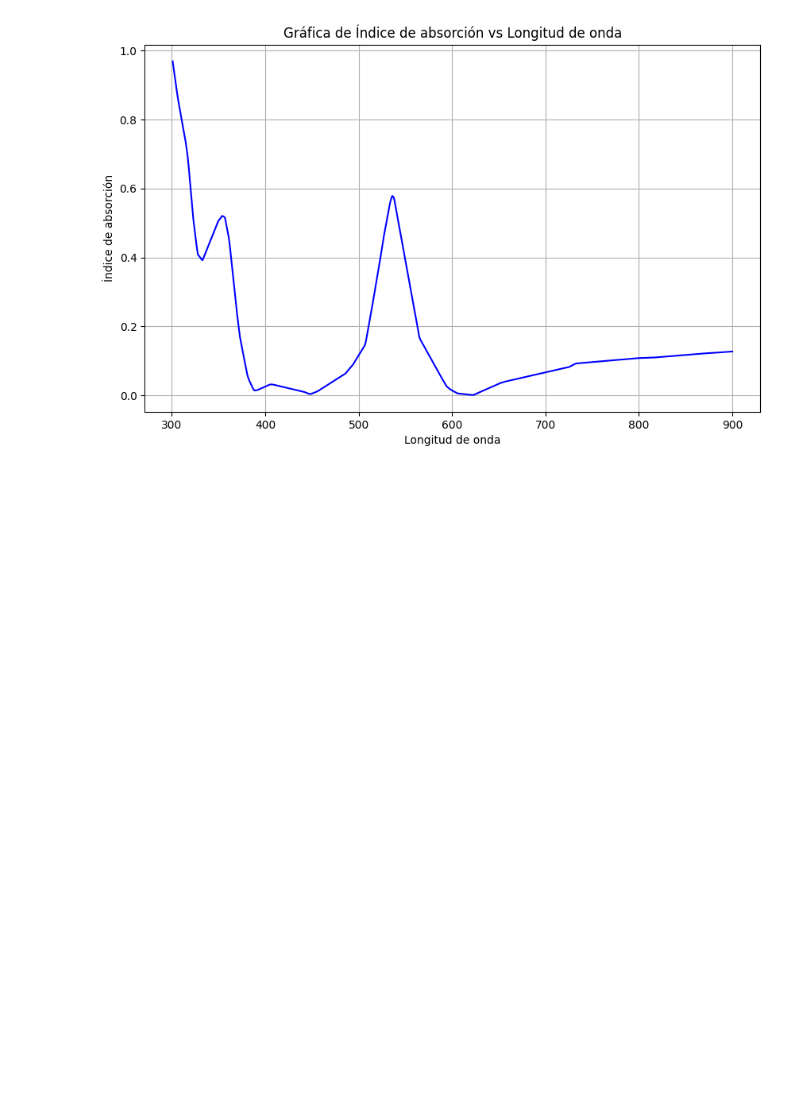
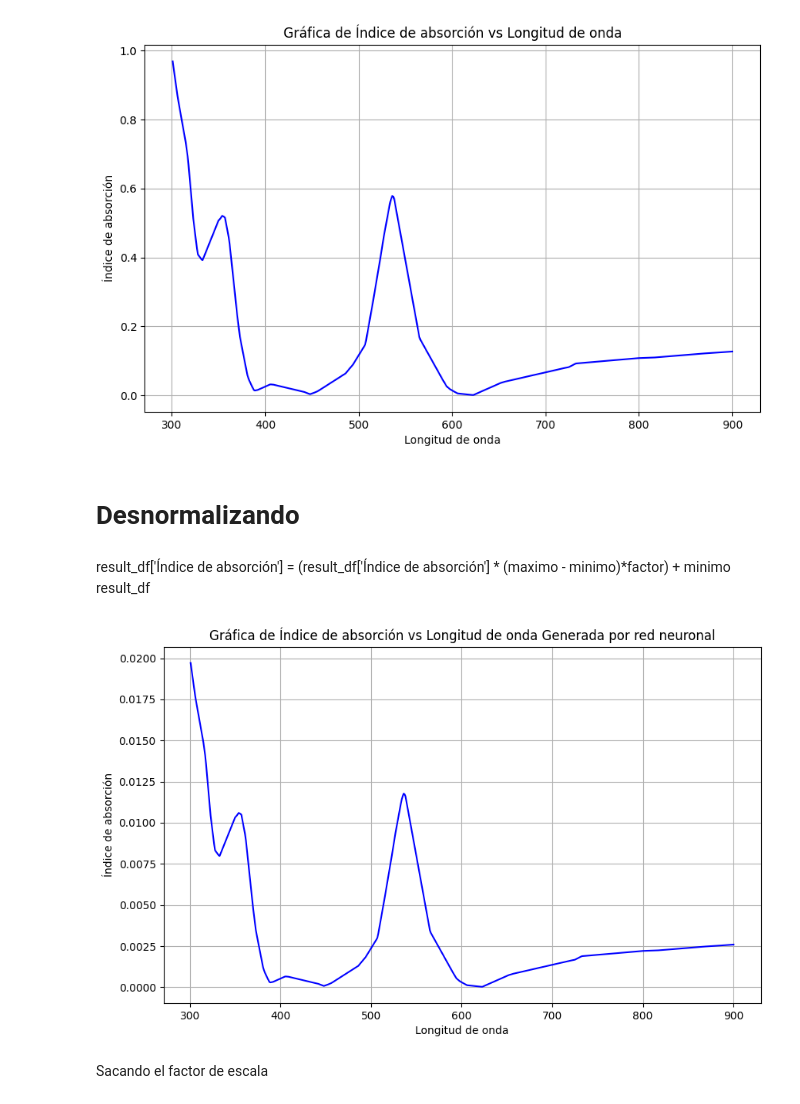
Before and after one commit to lorenzoog00/ASE, a Jupyter notebook: redN/RedNeuronal1/recreador_de_graf.ipynb, the cells around one changed output. Drawn from its saved outputs; the diff is of its cells as text; code cells hidden in the pictures; blank space fills up the shorter version.

```diff
--- a/redN/RedNeuronal1/recreador_de_graf.ipynb
+++ b/redN/RedNeuronal1/recreador_de_graf.ipynb
@@ -156,3 +156,5 @@ plt.grid(True)
 plt.show()
 # %% [output]
 [figure]
+# %% [markdown]
+# Desnormalizando
@@ -158,0 +164,24 @@ plt.show()
+# %%
+res = primeros_600['Índice de absorción'] / result_df['Índice de absorción']
+factor = res.mean()
+# %% [markdown]
+result_df['Índice de absorción'] = (result_df['Índice de absorción'] * (maximo - minimo)*factor) + minimo
+result_df
+# %%
+result_df['Índice de absorción'] = result_df['Índice de absorción'] * factor
+# %%
+columnas_seleccionadas = ['Longitud de onda', 'Índice de absorción']
+df_seleccionado = result_df[columnas_seleccionadas]
+
+# Crear la gráfica de dispersión
+plt.figure(figsize=(10, 6))
+plt.plot(df_seleccionado['Longitud de onda'], df_seleccionado['Índice de absorción'], color='blue')
+plt.xlabel('Longitud de onda')
+plt.ylabel('Índice de absorción')
+plt.title('Gráfica de Índice de absorción vs Longitud de onda Generada por red neuronal')
+plt.grid(True)
+plt.show()
+# %% [output]
+[figure, added]
+# %% [markdown]
+Sacando el factor de escala
```
Also changed, not shown: parts of 2 cells of this notebook, 1 other file.
